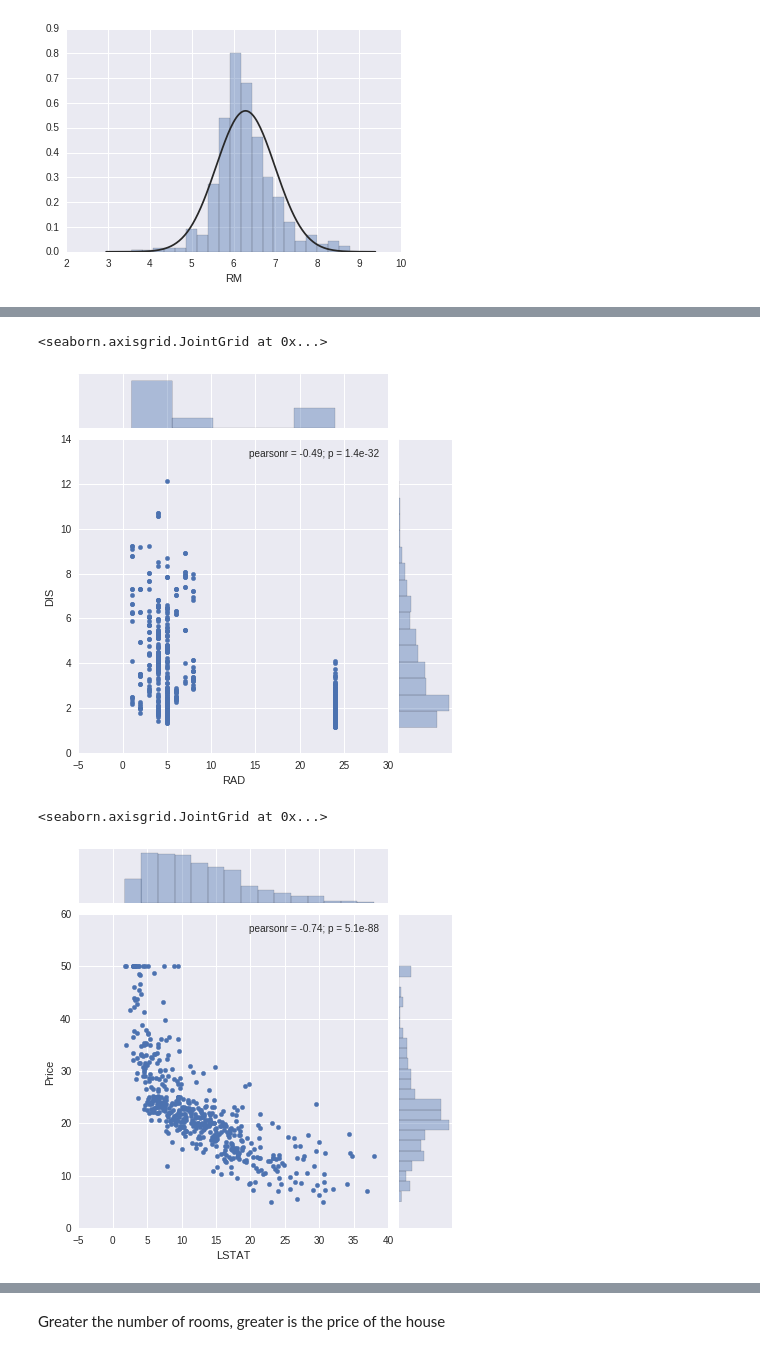
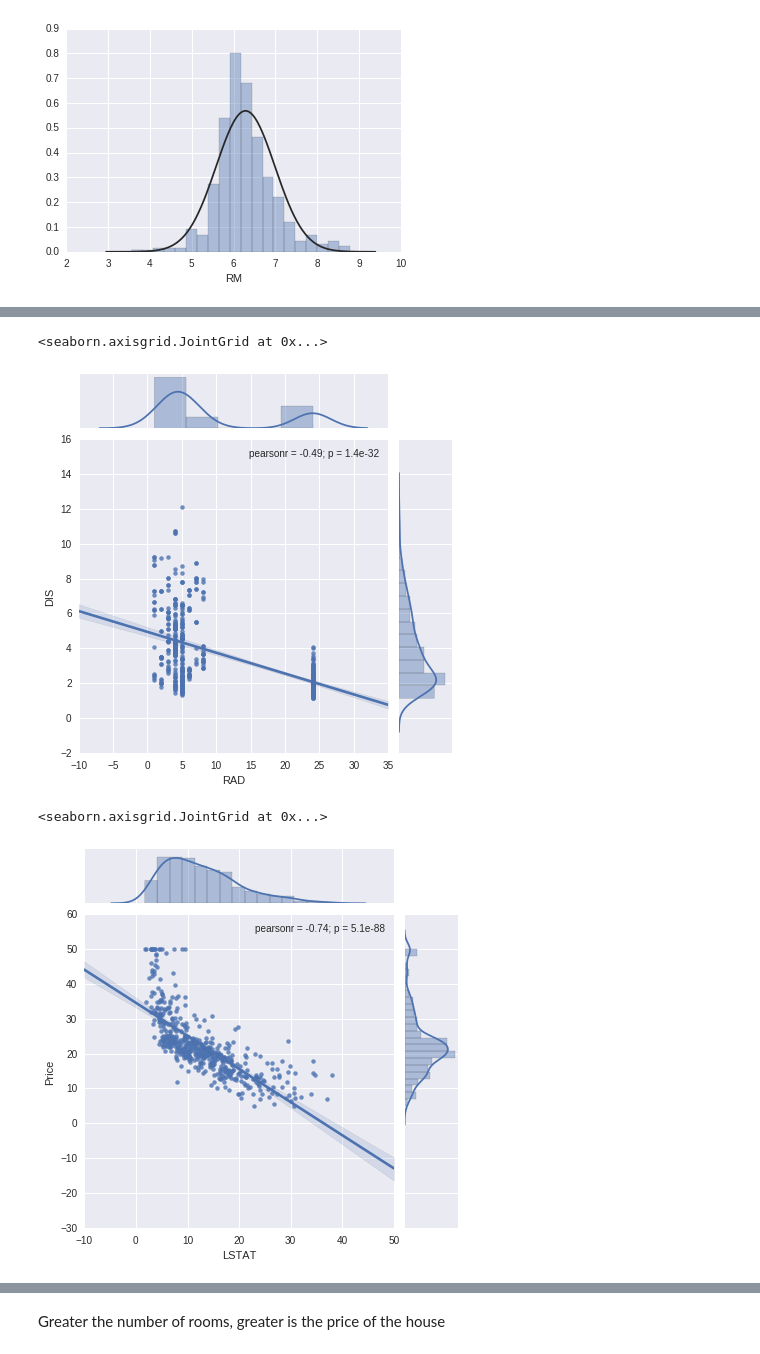
Before and after one commit to anushthakalia/Boston-Housing, a Jupyter notebook: Statistical analysis I.ipynb, the cells around one changed output, grey strips where cells are left out. Saved outputs shown, nothing was run; the diff lists cells and outputs as text; code cells hidden in the pictures.

```diff
--- a/Statistical analysis I.ipynb
+++ b/Statistical analysis I.ipynb
@@ -171,11 +219,11 @@ sns.jointplot(x='AGE', y='DIS', data=df)
 # %%
-sns.jointplot(x='RAD', y='DIS', data=df)
+sns.jointplot(x='RAD', y='DIS', data=df,kind='reg')
 # %% [output]
 <seaborn.axisgrid.JointGrid at 0x...>
-[figure, old version]
+[figure, new version]
 # %%
-sns.jointplot(x='LSTAT', y='Price', data=df)
+sns.jointplot(x='LSTAT', y='Price', data=df,kind='reg')
 # %% [output]
 <seaborn.axisgrid.JointGrid at 0x...>
-[figure, old version]
+[figure, new version]
 # %%
```
Also changed, not shown: parts of 21 cells of this notebook.
